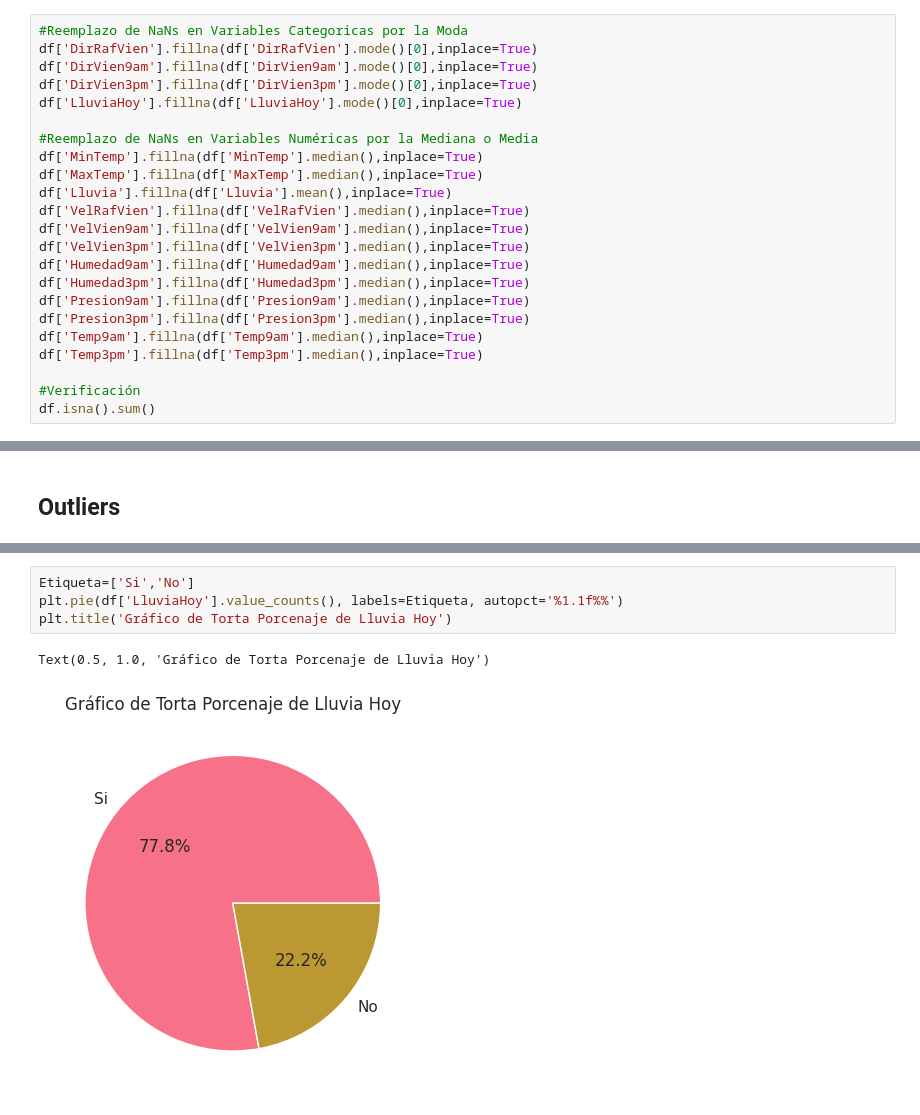
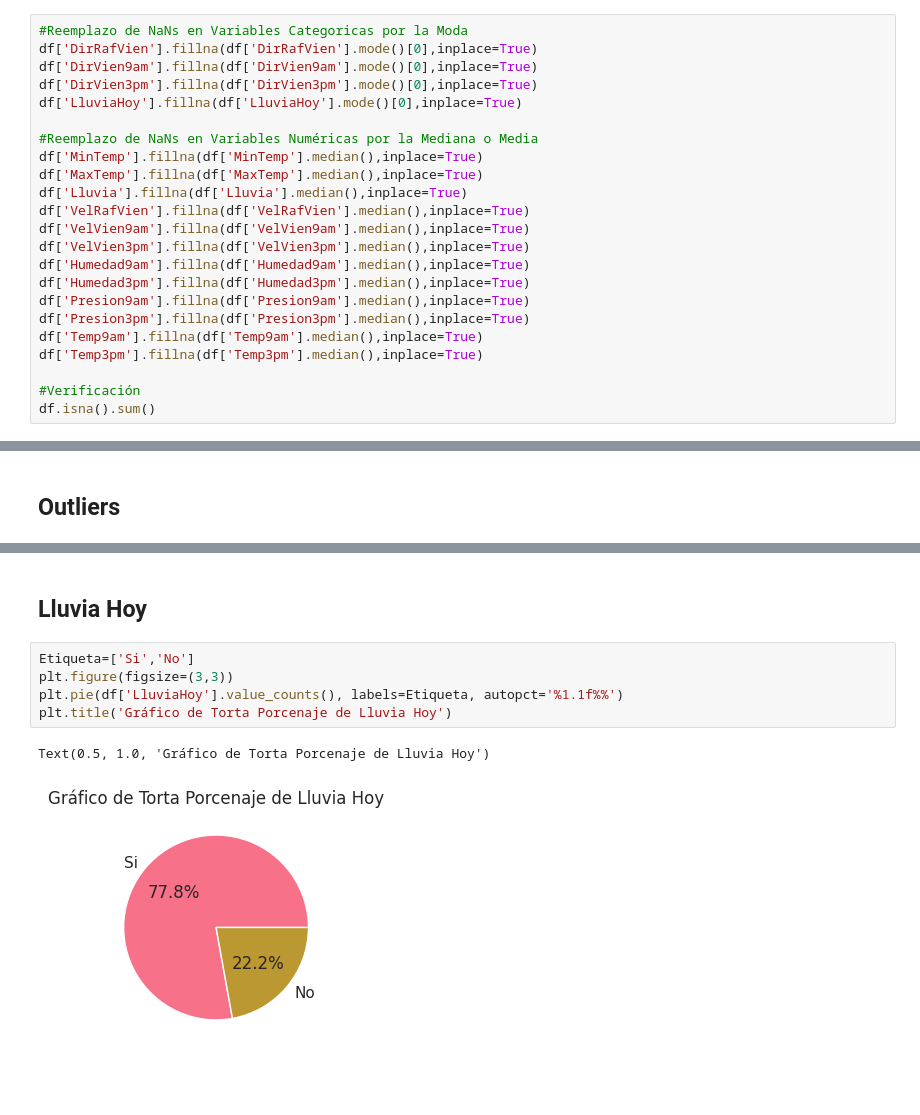
Before and after one commit to DanyPao/DataScience1-Daniela-Esposito, a Jupyter notebook: Visualizacion_Daniela_Esposito.ipynb, the cells around one changed output, grey strips where cells are left out. Saved outputs shown, nothing was run; the diff lists cells and outputs as text; blank space fills up the shorter version.

```diff
--- a/Visualizacion_Daniela_Esposito.ipynb
+++ b/Visualizacion_Daniela_Esposito.ipynb
@@ -202,7 +220,7 @@ df['LluviaHoy'].fillna(df['LluviaHoy'].mode()[0],inplace=True)
 #Reemplazo de NaNs en Variables Numéricas por la Mediana o Media
 df['MinTemp'].fillna(df['MinTemp'].median(),inplace=True)
 df['MaxTemp'].fillna(df['MaxTemp'].median(),inplace=True)
-df['Lluvia'].fillna(df['Lluvia'].mean(),inplace=True)
+df['Lluvia'].fillna(df['Lluvia'].median(),inplace=True)
 df['VelRafVien'].fillna(df['VelRafVien'].median(),inplace=True)
 df['VelVien9am'].fillna(df['VelVien9am'].median(),inplace=True)
 df['VelVien3pm'].fillna(df['VelVien3pm'].median(),inplace=True)
@@ -271,7 +371,10 @@ Text(0, 0.5, 'Cantidad de datos')
+# %% [markdown]
+## Lluvia Hoy
 # %%
 Etiqueta=['Si','No']
+plt.figure(figsize=(3,3))
 plt.pie(df['LluviaHoy'].value_counts(), labels=Etiqueta, autopct='%1.1f%%')
 plt.title('Gráfico de Torta Porcenaje de Lluvia Hoy')
 # %% [output]
 Text(0.5, 1.0, 'Gráfico de Torta Porcenaje de Lluvia Hoy')
-[figure, old version]
+[figure, new version]
```
Also changed, not shown: parts of 25 cells of this notebook.
